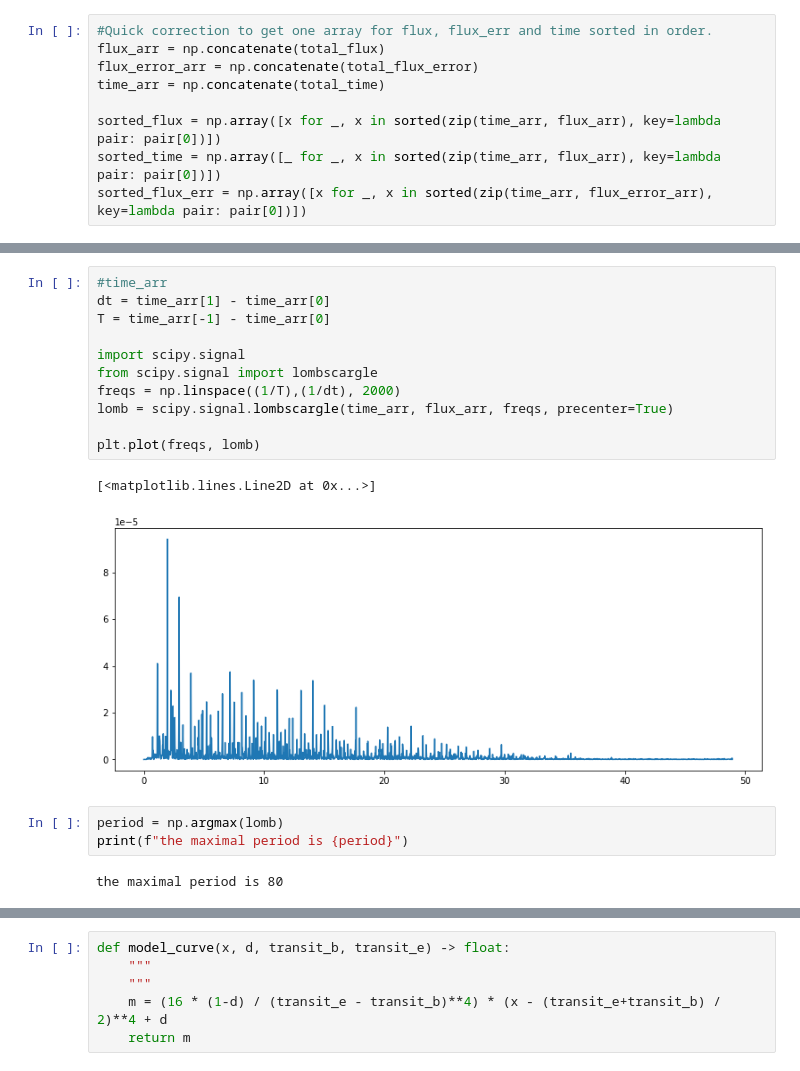
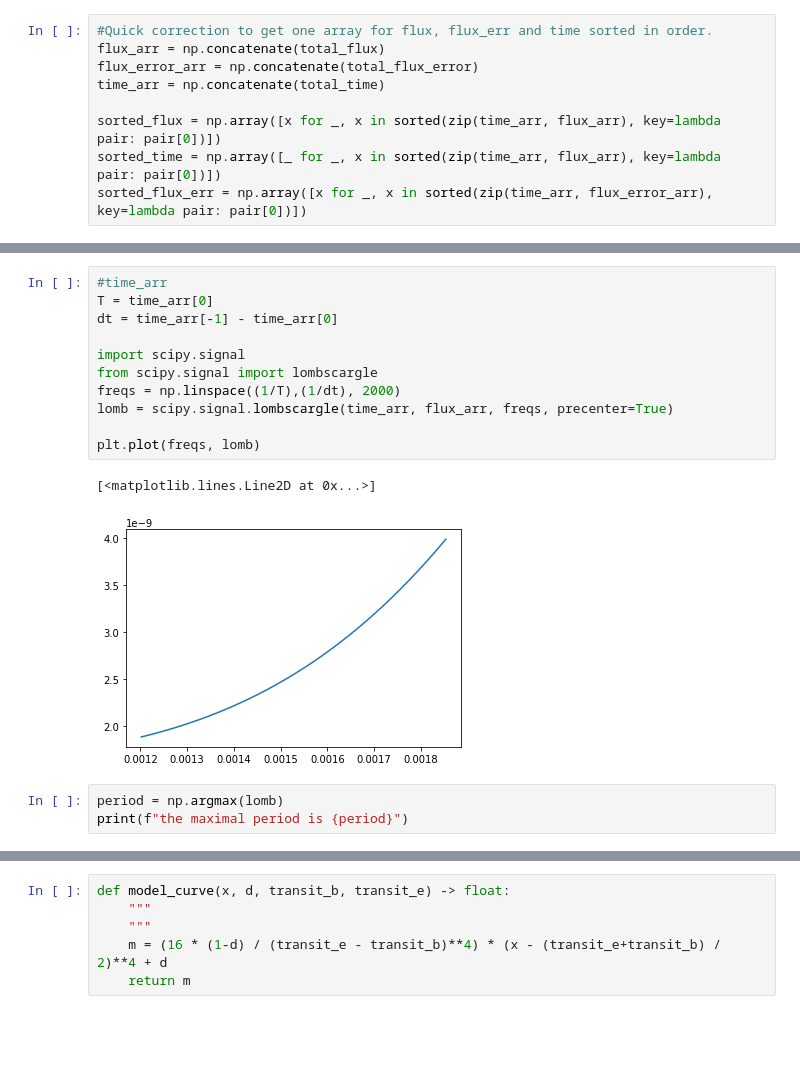
Before and after one commit to cm2435/university_computing_y3, a Jupyter notebook: ph30016_b/Chapter3_ExoLightCurves.ipynb, the cells around one changed output, grey strips where cells are left out. Drawn from its saved outputs; the diff is of its cells as text; blank space fills up the shorter version.

```diff
--- a/ph30016_b/Chapter3_ExoLightCurves.ipynb
+++ b/ph30016_b/Chapter3_ExoLightCurves.ipynb
@@ -535,22 +691,20 @@ NameError: name 'wr' is not defined
 # %%
 #time_arr
-dt = time_arr[1] - time_arr[0]
-T = time_arr[-1] - time_arr[0]
+T = time_arr[0]
+dt = time_arr[-1] - time_arr[0]
 
 import scipy.signal
 from scipy.signal import lombscargle
 freqs = np.linspace((1/T),(1/dt), 2000)
 lomb = scipy.signal.lombscargle(time_arr, flux_arr, freqs, precenter=True)
 
 plt.plot(freqs, lomb)
 # %% [output]
 [<matplotlib.lines.Line2D at 0x...>]
-[figure, old version]
+[figure, new version]
 # %%
 period = np.argmax(lomb)
 print(f"the maximal period is {period}")
-# %% [output]
-the maximal period is 80
 # %%
 period = np.linspace(1, freqs[-1], 2000)
 lomb2 = lombscargle(freqs, lomb, period, precenter = True)
```
Also changed, not shown: parts of 28 cells of this notebook, 2 other files.
